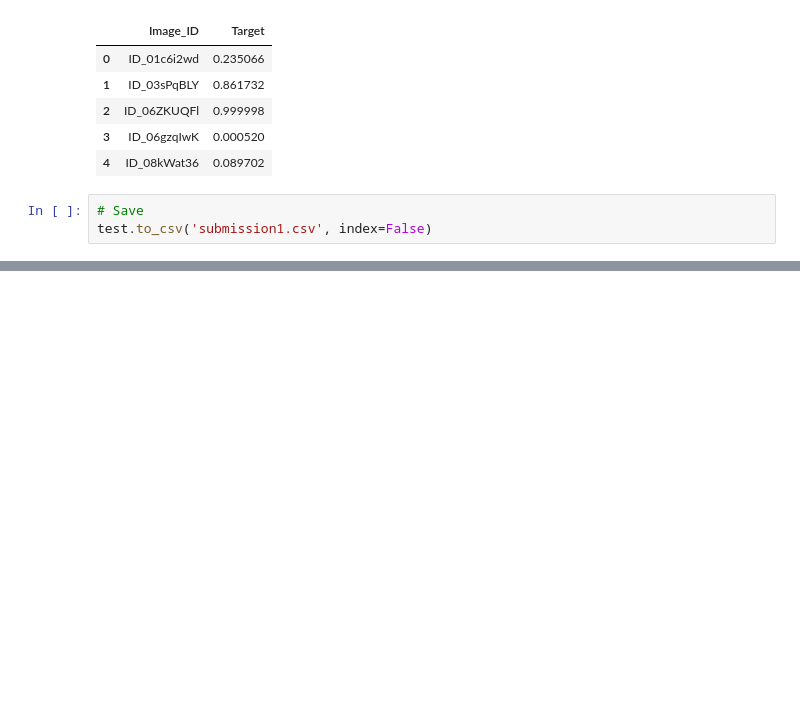
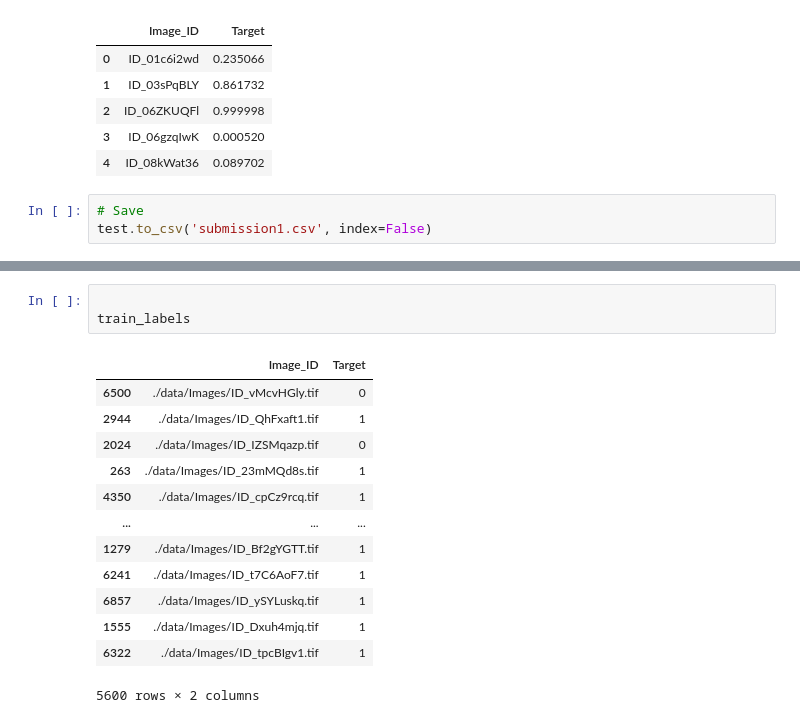
Before and after one commit to JONNY-ME/zindi-RSI, a Jupyter notebook: StarterNB_RoadSegment.ipynb, the cells around one changed output, grey strips where cells are left out. Saved outputs shown, nothing was run; the diff lists cells and outputs as text; blank space fills up the shorter version.

```diff
--- a/StarterNB_RoadSegment.ipynb
+++ b/StarterNB_RoadSegment.ipynb
@@ -115,0 +316,17 @@ test.to_csv('submission1.csv', index=False)
+# %%
+
+train_labels
+# %% [output]
+|  | Image_ID | Target |
+| 6500 | ./data/Images/ID_vMcvHGly.tif | 0 |
+| 2944 | ./data/Images/ID_QhFxaft1.tif | 1 |
+| 2024 | ./data/Images/ID_IZSMqazp.tif | 0 |
+| 263 | ./data/Images/ID_23mMQd8s.tif | 1 |
+| 4350 | ./data/Images/ID_cpCz9rcq.tif | 1 |
+| ... | ... | ... |
+| 1279 | ./data/Images/ID_Bf2gYGTT.tif | 1 |
+| 6241 | ./data/Images/ID_t7C6AoF7.tif | 1 |
+| 6857 | ./data/Images/ID_ySYLuskq.tif | 1 |
+| 1555 | ./data/Images/ID_Dxuh4mjq.tif | 1 |
+| 6322 | ./data/Images/ID_tpcBIgv1.tif | 1 |
+5600 rows × 2 columns
```
Also changed, not shown: parts of 7 cells of this notebook.
